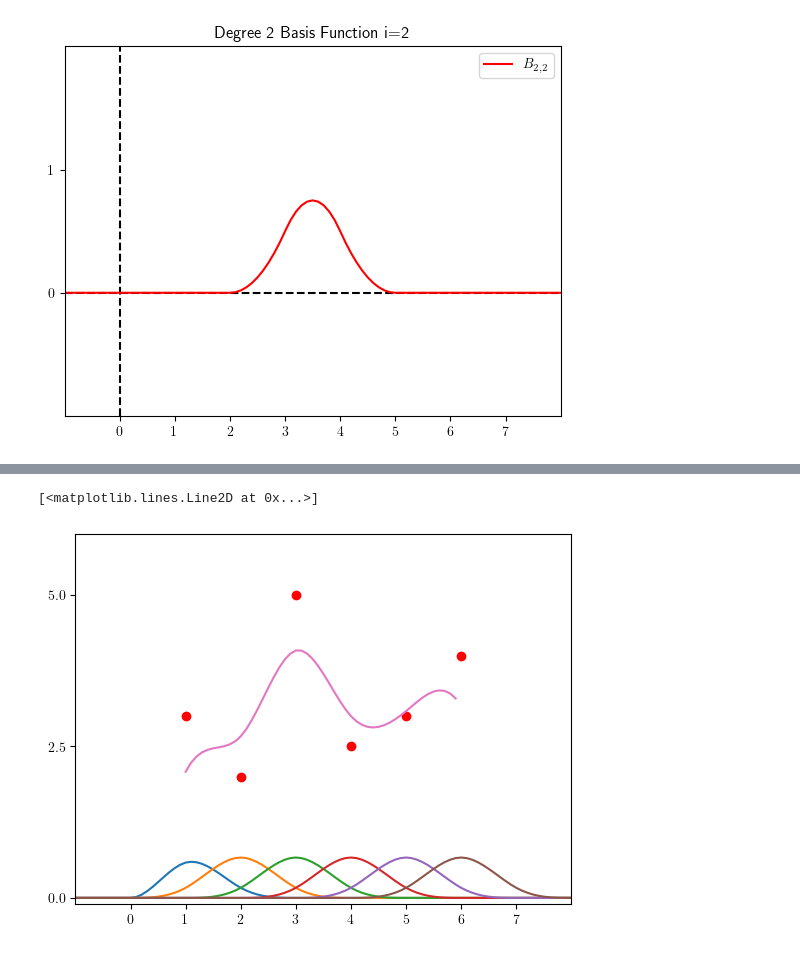
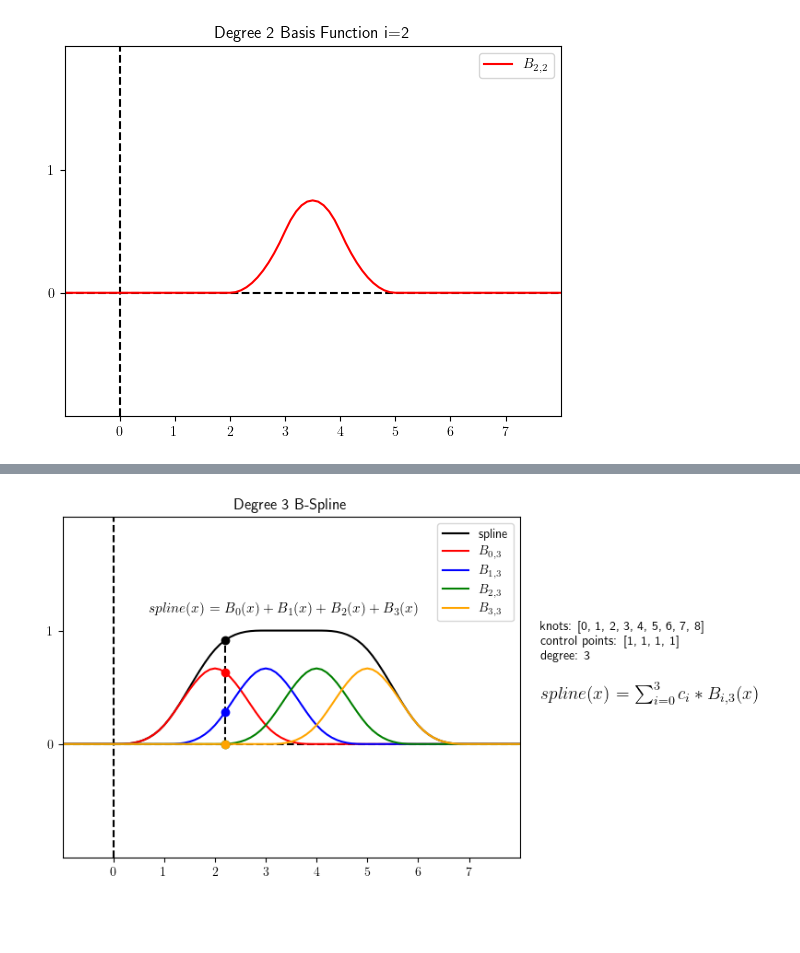
Before and after one commit to lprekon/lprekon.github.io, a Jupyter notebook: content/simd_benchmarking/simd_blogpost_graphics.ipynb, the cells around one changed output, grey strips where cells are left out. Saved outputs shown, nothing was run; the diff lists cells and outputs as text; code cells hidden in the pictures; blank space fills up the shorter version.

```diff
--- a/content/simd_benchmarking/simd_blogpost_graphics.ipynb
+++ b/content/simd_benchmarking/simd_blogpost_graphics.ipynb
@@ -39,6 +39,8 @@ knots = list(range(9))
 x = [x/10 for x in range(-10,100)]
 
 image_folder_name = "generated_images"
+
+basis_colors = ["red", "blue", "green", "orange", "purple", "brown", "pink", "gray"]
 # %%
 text_left = 8.4
 text_bottom = 0.4
@@ -146,27 +135,35 @@ plt.plot(x, full_spline, label="spline", color="black")
-# %%
-# basline b-spline demonstrator graph
-knots = [0] + list(range(0, 10))
-x = [x/10 for x in range(-10, 100)]
-
-fig, ax = plt.subplots()
-# set the x-axis to -1 to 11
-ax.set_xlim(-1, 8)
-ax.set_ylim(-0.1, 6.0)
-ax.set_xticks(range(0, 8))
-ax.set_yticks([0, 2.5, 5])
-
-# plot the 6 basis functions
-for i in range(6):
-    ax.plot(x, [basis_activation(i, knots, 3, xi) for xi in x], label=f'B{i}')
-
-control_points = [3, 2, 5, 2.5, 3, 4]
-
-# plot the control points as unconnected red dots
-ax.plot(range(1,7), control_points, 'ro')
-
-# plot the linear combination of the basis functions, but only in the x range [1, 6]
-x = [x/10 for x in range(10, 60)]
-ax.plot(x, [sum(control_points[i] * basis_activation(i, knots, 3, xi) for i in range(6)) for xi in x ], label='Spline')
-# %% [output]
-[<matplotlib.lines.Line2D at 0x...>]
-[figure, removed]
+# %%
+# Degree 3 B-spline, showing all basis activations, with control points set to 1
+function_tex_string=r"$spline(x) = \sum_{i=0}^{3} c_i * B_{i,3}(x)$"
+
+setup_graph()
+
+basis_functions = [[basis_activation(i, knots, 3, x_i) for x_i in x] for i in range(4)]
+
+full_spline = [sum([basis_functions[i][j] for i in range(4)]) for j in range(len(x))]
+plt.plot(x, full_spline, label="spline", color="black")
+for i in range(4):
+    plt.plot(x, basis_functions[i], label=f"$B_{{{i},3}}$", color=basis_colors[i])
+
+plt.legend()
+plt.title("Degree 3 B-Spline")
+plt.text(text_left, text_bottom + 0.35, f"knots:    {knots}\ncontrol points: {[1]*4}\ndegree: 3",)
+plt.text(text_left, text_bottom, function_tex_string, fontsize=14)
+
+# plot the color-coded points for each function at x=2
+example_x = 2.2
+basis_functions_at_example_x = [basis_activation(i, knots, 3, example_x) for i in range(4)]
+plt.vlines(example_x, 0, sum(basis_functions_at_example_x), color="black", ls="--")
+
+for i in range(4):
+    plt.plot(example_x, basis_functions_at_example_x[i], marker='o', color=basis_colors[i])
+
+plt.plot(example_x, sum(basis_functions_at_example_x), "ko")
+plt.annotate(r"$spline(x) = B_0(x) + B_1(x) + B_2(x) + B_3(x)$", xy=(example_x, sum(basis_functions_at_example_x)), xytext=(example_x - 1.5, sum(basis_functions_at_example_x) + 0.25), fontsize=11)
+
+
+plt.savefig(f"{image_folder_name}/bspline_degree_3_full.png", bbox_inches='tight')
+
+plt.show()
+# %% [output]
+[figure, added]
```
Also changed, not shown: parts of 6 cells of this notebook.
